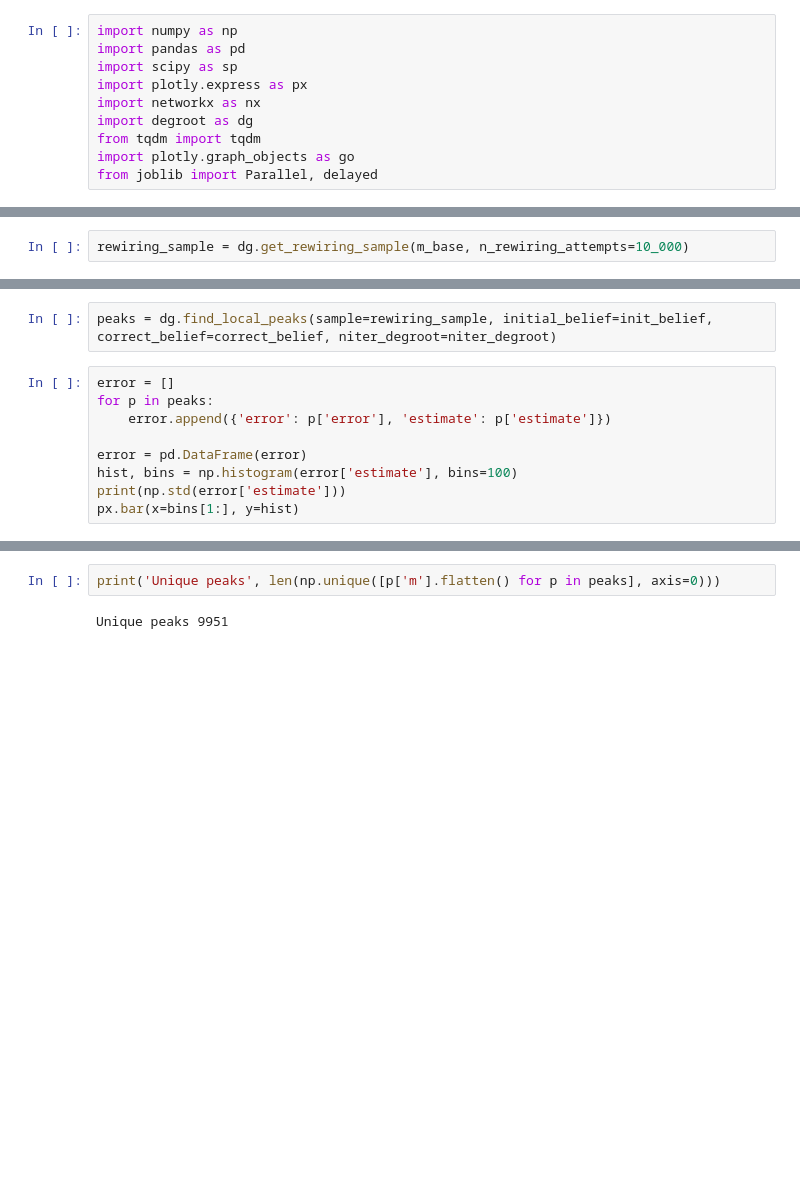
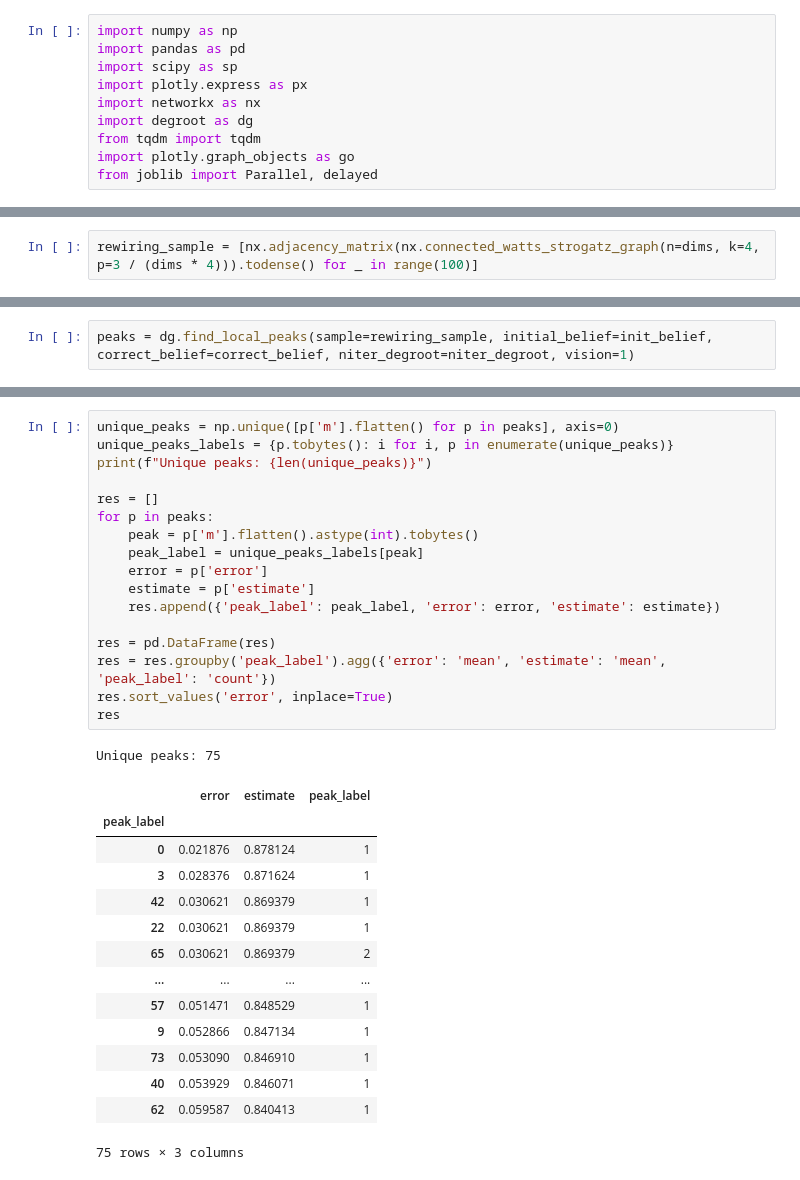
Before and after one commit to andreamusso96/Experiment, a Jupyter notebook: src/rewiring/nb0.4.ipynb, the cells around one changed output, grey strips where cells are left out. Drawn from its saved outputs; the diff is of its cells as text; blank space fills up the shorter version.

```diff
--- a/src/rewiring/nb0.4.ipynb
+++ b/src/rewiring/nb0.4.ipynb
@@ -40,2 +29,2 @@ dg.degroot_err(m_base, init_belief, correct_belief, niter_degroot)
 # %%
-rewiring_sample = dg.get_rewiring_sample(m_base, n_rewiring_attempts=10_000)
+rewiring_sample = [nx.adjacency_matrix(nx.connected_watts_strogatz_graph(n=dims, k=4, p=3 / (dims * 4))).todense() for _ in range(100)]
@@ -42,11 +40,2 @@ rewiring_sample = dg.get_rewiring_sample(m_base, n_rewiring_attempts=10_000)
 # %%
-peaks = dg.find_local_peaks(sample=rewiring_sample, initial_belief=init_belief, correct_belief=correct_belief, niter_degroot=niter_degroot)
+peaks = dg.find_local_peaks(sample=rewiring_sample, initial_belief=init_belief, correct_belief=correct_belief, niter_degroot=niter_degroot, vision=1)
-# %%
-error = []
-for p in peaks:
-    error.append({'error': p['error'], 'estimate': p['estimate']})
-
-error = pd.DataFrame(error)
-hist, bins = np.histogram(error['estimate'], bins=100)
-print(np.std(error['estimate']))
-px.bar(x=bins[1:], y=hist)
@@ -56,4 +42,33 @@ px.bar(x=bins[1:], y=hist)
-# %%
-print('Unique peaks', len(np.unique([p['m'].flatten() for p in peaks], axis=0)))
-# %% [output]
-Unique peaks 9951
+# %%
+unique_peaks = np.unique([p['m'].flatten() for p in peaks], axis=0)
+unique_peaks_labels = {p.tobytes(): i for i, p in enumerate(unique_peaks)}
+print(f"Unique peaks: {len(unique_peaks)}")
+
+res = []
+for p in peaks:
+    peak = p['m'].flatten().astype(int).tobytes()
+    peak_label = unique_peaks_labels[peak]
+    error = p['error']
+    estimate = p['estimate']
+    res.append({'peak_label': peak_label, 'error': error, 'estimate': estimate})
+
+res = pd.DataFrame(res)
+res = res.groupby('peak_label').agg({'error': 'mean', 'estimate': 'mean', 'peak_label': 'count'})
+res.sort_values('error', inplace=True)
+res
+# %% [output]
+Unique peaks: 75
+|  | error | estimate | peak_label |
+| peak_label |  |  |  |
+| 0 | 0.021876 | 0.878124 | 1 |
+| 3 | 0.028376 | 0.871624 | 1 |
+| 42 | 0.030621 | 0.869379 | 1 |
+| 22 | 0.030621 | 0.869379 | 1 |
+| 65 | 0.030621 | 0.869379 | 2 |
+| ... | ... | ... | ... |
+| 57 | 0.051471 | 0.848529 | 1 |
+| 9 | 0.052866 | 0.847134 | 1 |
+| 73 | 0.053090 | 0.846910 | 1 |
+| 40 | 0.053929 | 0.846071 | 1 |
+| 62 | 0.059587 | 0.840413 | 1 |
+75 rows × 3 columns
```
Also changed, not shown: parts of 8 cells of this notebook, 3 other files.
